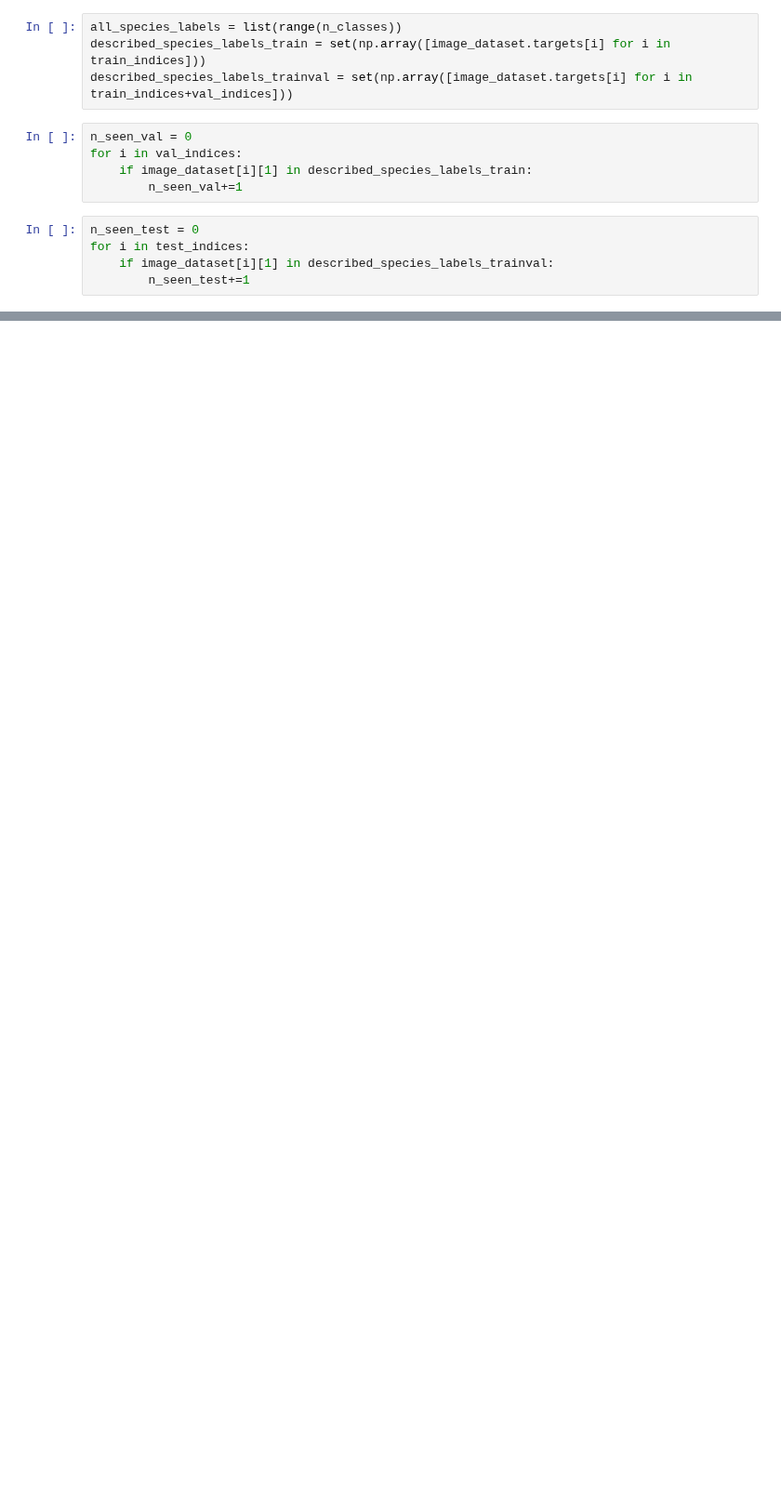
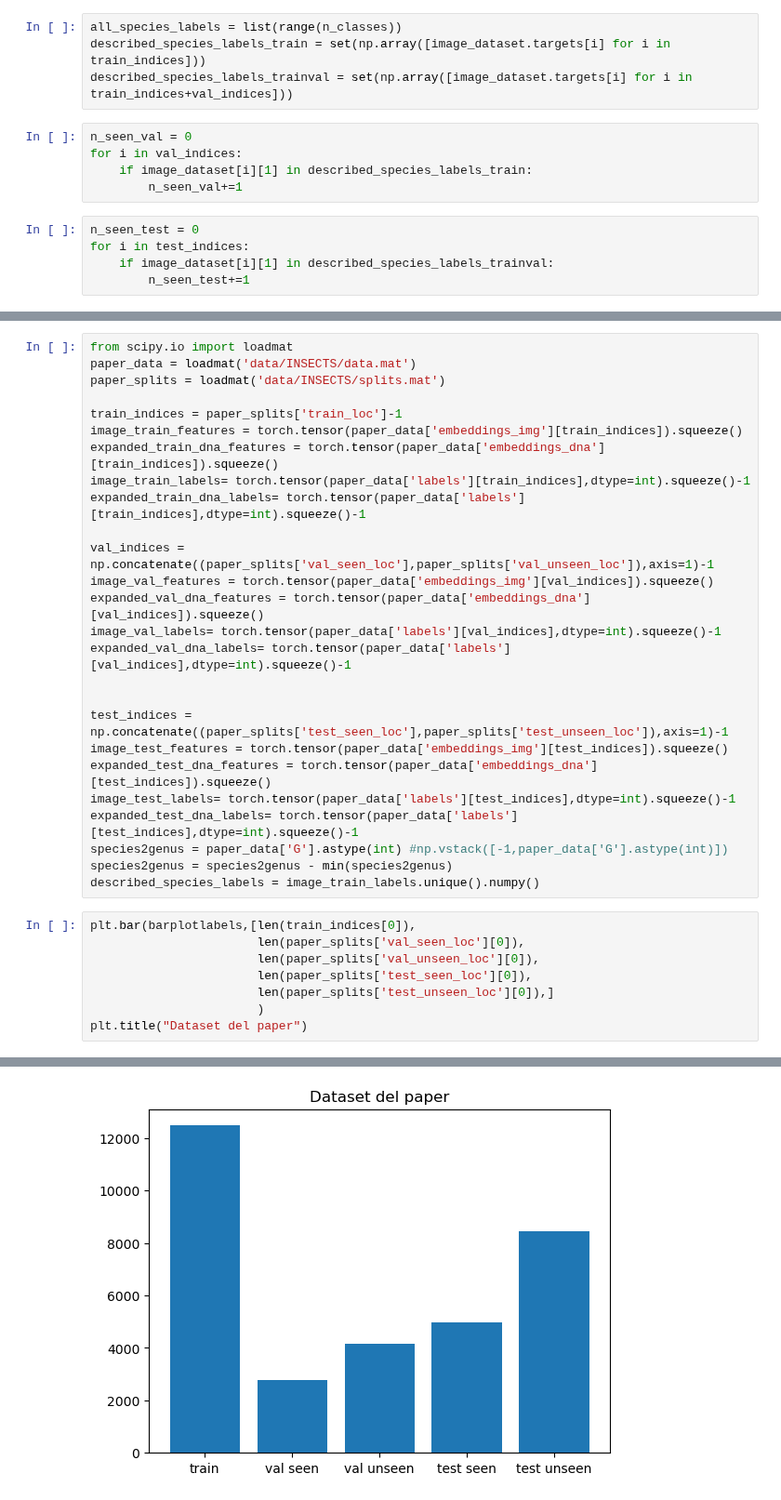
Before and after one commit to matteodegobbi/InsectClassification, a Jupyter notebook: statistiche_dataset.ipynb, the cells around one changed output, grey strips where cells are left out. Shown at 93% size. Cells and saved outputs as stored; diff of their text form; blank space fills up the shorter version.

```diff
--- a/statistiche_dataset.ipynb
+++ b/statistiche_dataset.ipynb
@@ -81,0 +94,35 @@ NameError: name 'train_indices' is not defined
+# %%
+from scipy.io import loadmat
+paper_data = loadmat('data/INSECTS/data.mat')
+paper_splits = loadmat('data/INSECTS/splits.mat')
+
+train_indices = paper_splits['train_loc']-1
+image_train_features = torch.tensor(paper_data['embeddings_img'][train_indices]).squeeze()
+expanded_train_dna_features = torch.tensor(paper_data['embeddings_dna'][train_indices]).squeeze()
+image_train_labels= torch.tensor(paper_data['labels'][train_indices],dtype=int).squeeze()-1
+expanded_train_dna_labels= torch.tensor(paper_data['labels'][train_indices],dtype=int).squeeze()-1
+
+val_indices = np.concatenate((paper_splits['val_seen_loc'],paper_splits['val_unseen_loc']),axis=1)-1
+image_val_features = torch.tensor(paper_data['embeddings_img'][val_indices]).squeeze()
+expanded_val_dna_features = torch.tensor(paper_data['embeddings_dna'][val_indices]).squeeze()
+image_val_labels= torch.tensor(paper_data['labels'][val_indices],dtype=int).squeeze()-1
+expanded_val_dna_labels= torch.tensor(paper_data['labels'][val_indices],dtype=int).squeeze()-1
+
+
+test_indices = np.concatenate((paper_splits['test_seen_loc'],paper_splits['test_unseen_loc']),axis=1)-1
+image_test_features = torch.tensor(paper_data['embeddings_img'][test_indices]).squeeze()
+expanded_test_dna_features = torch.tensor(paper_data['embeddings_dna'][test_indices]).squeeze()
+image_test_labels= torch.tensor(paper_data['labels'][test_indices],dtype=int).squeeze()-1
+expanded_test_dna_labels= torch.tensor(paper_data['labels'][test_indices],dtype=int).squeeze()-1
+species2genus = paper_data['G'].astype(int) #np.vstack([-1,paper_data['G'].astype(int)])
+species2genus = species2genus - min(species2genus)
+described_species_labels = image_train_labels.unique().numpy()
+# %%
+plt.bar(barplotlabels,[len(train_indices[0]),
+                       len(paper_splits['val_seen_loc'][0]),
+                       len(paper_splits['val_unseen_loc'][0]),
+                       len(paper_splits['test_seen_loc'][0]),
+                       len(paper_splits['test_unseen_loc'][0]),]
+                       )
+plt.title("Dataset del paper")
+# %% [output]
@@ -81,0 +130 @@ NameError: name 'train_indices' is not defined
+[figure, added]
```
Also changed, not shown: parts of 5 cells of this notebook, 1 other file.
